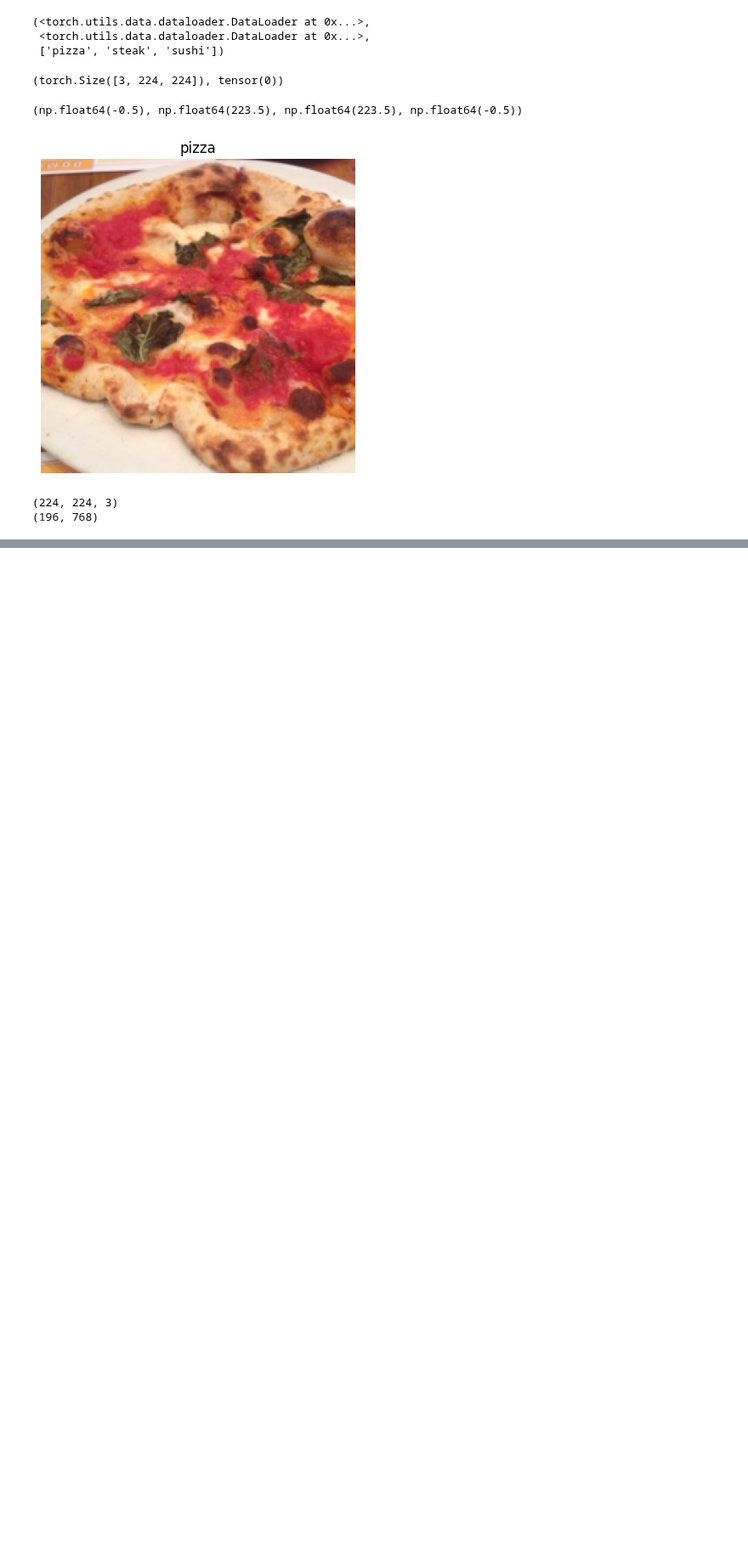
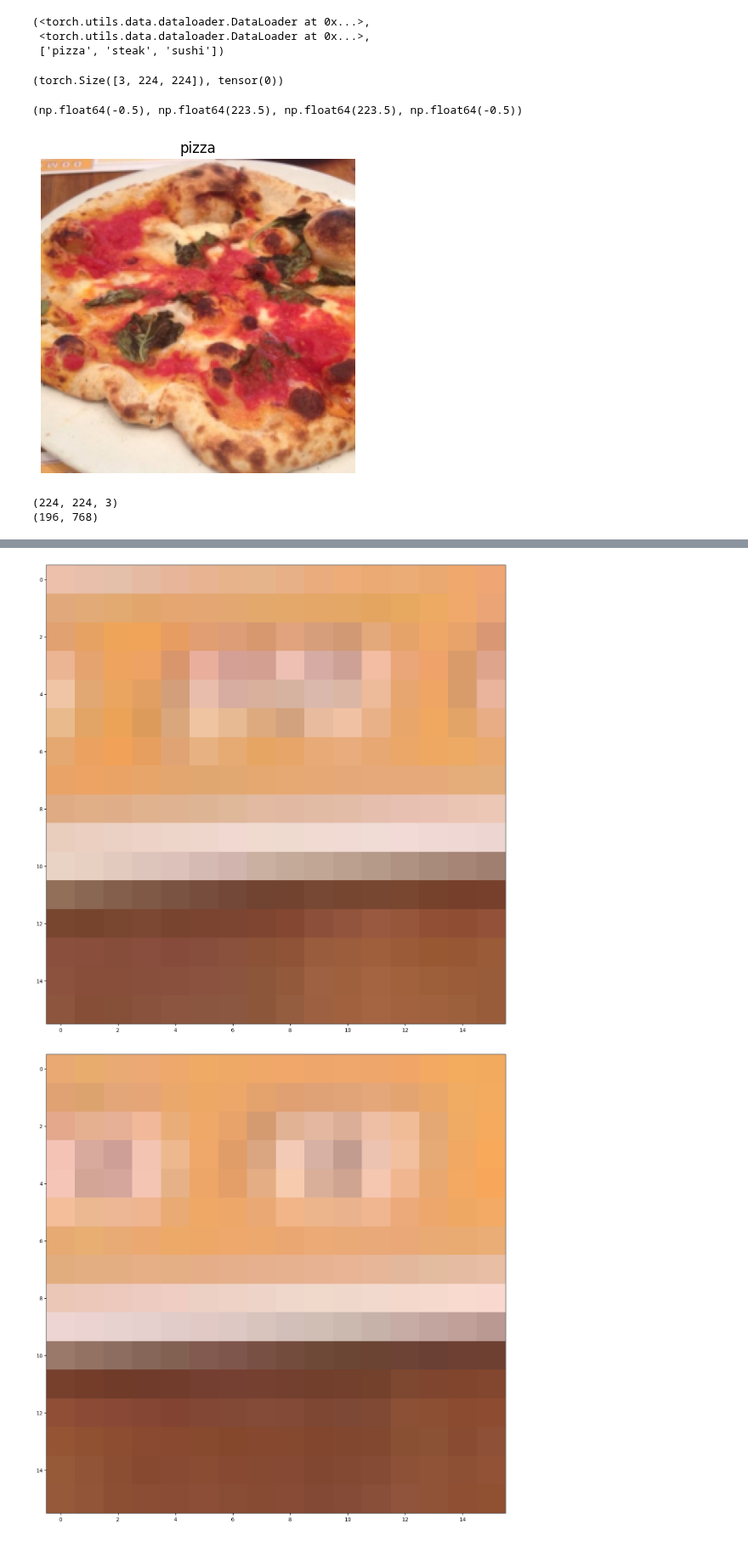
Before and after one commit to Hanifemam/mytorch, a Jupyter notebook: udemy/8_ViT.ipynb, the cells around one changed output, grey strips where cells are left out. Shown at 85% size. Cells and saved outputs as stored; diff of their text form; code cells hidden in the pictures; blank space fills up the shorter version.

```diff
--- a/udemy/8_ViT.ipynb
+++ b/udemy/8_ViT.ipynb
@@ -130,0 +139,23 @@ print(embedding_layer_output_shape)
+# %%
+def patchifying(img):
+    image_permuted = image.permute(1, 2, 0)
+    patch_size = 16
+    next_patch_size_length = patch_size
+    next_patch_size_width = patch_size
+    while next_patch_size_length < image_permuted.shape[0]:
+        while next_patch_size_width < image_permuted.shape[1]:
+            plt.figure(figsize=(patch_size, patch_size))
+            plt.imshow(
+                image_permuted[
+                    next_patch_size_length - patch_size : next_patch_size_length,
+                    next_patch_size_width - patch_size : next_patch_size_width,
+                    :,
+                ]
+            )
+            next_patch_size_width += patch_size
+        next_patch_size_length += patch_size
+# %%
+patchifying(image)
+# %% [output]
+[figure, added]
+[figure, added]
```
Also changed, not shown: parts of 2 cells of this notebook.
